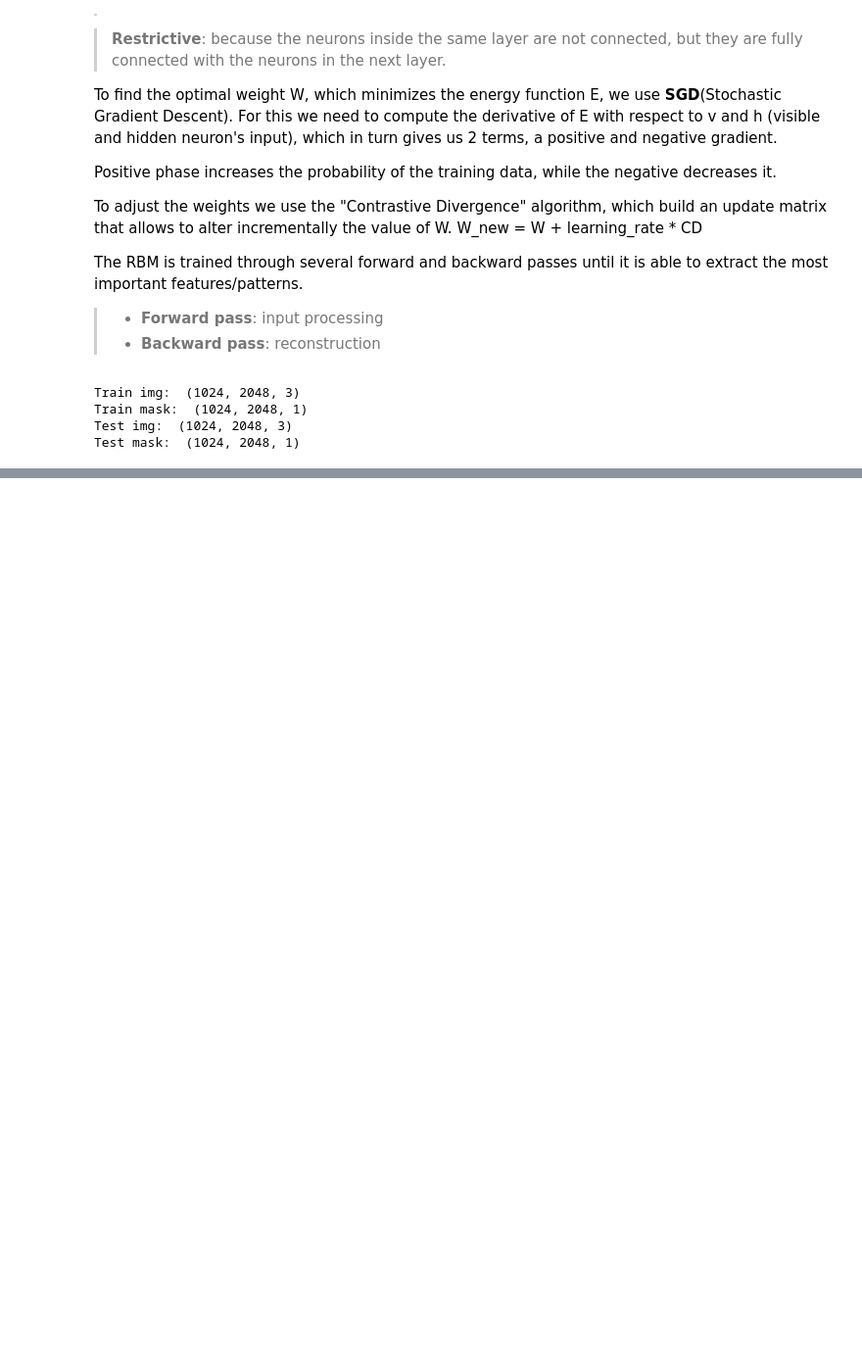
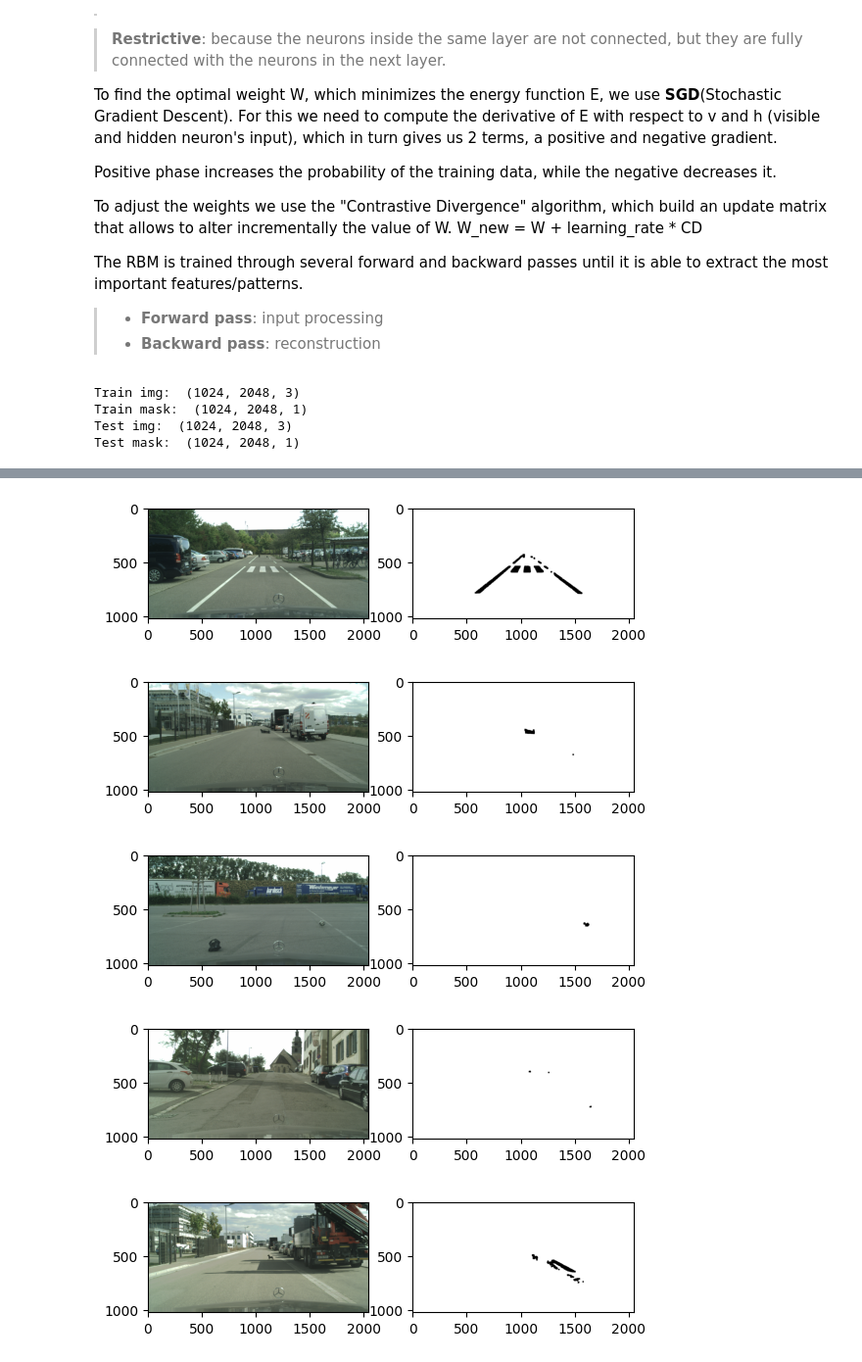
Before and after one commit to keresztesbeata/Unexpected-Obstacle-Detection, a Jupyter notebook: Road_surface_RBM.ipynb, the cells around one changed output, grey strips where cells are left out. Shown at 98% size. Drawn from its saved outputs; the diff is of its cells as text; code cells hidden in the pictures; blank space fills up the shorter version.

```diff
--- a/Road_surface_RBM.ipynb
+++ b/Road_surface_RBM.ipynb
@@ -450,0 +431,36 @@ show_image_pairs(results, smooth_results, i)
+# %%
+def generate_heatmap(img, reconstructed, threshold):
+  height,width,_ = img.shape
+  heatmap = np.ones((height,width))
+  heatmap *= 255
+  gray_img = convert_to_grayscale(img)
+  for y in range(height):
+    for x in range(width):
+      difference = np.abs(gray_img[y][x] - reconstructed[y][x])
+      if reconstructed[y][x] > 0 and difference > threshold:
+        heatmap[y][x] = 0
+
+  # apply dilation
+  kernel = np.ones((5, 5), np.uint8)
+  heatmap = cv2.erode(heatmap, kernel, iterations=3)
+
+  return heatmap
+# %%
+heatmaps = []
+T = 190
+
+i = 0
+for img, reconstructed in zip(x_test_img, results):
+  heatmap = generate_heatmap(img, reconstructed, T)
+  heatmaps.append(heatmap)
+  save_img(heatmap, "output/heatmap/test{}.jpeg".format(i))
+  i += 1
+  # break
+
+show_image_pairs(x_test_img, heatmaps, i)
+# %% [output]
+[figure, added]
+[figure, added]
+[figure, added]
+[figure, added]
+[figure, added]
```
Also changed, not shown: parts of 12 cells of this notebook, 20 other files.
